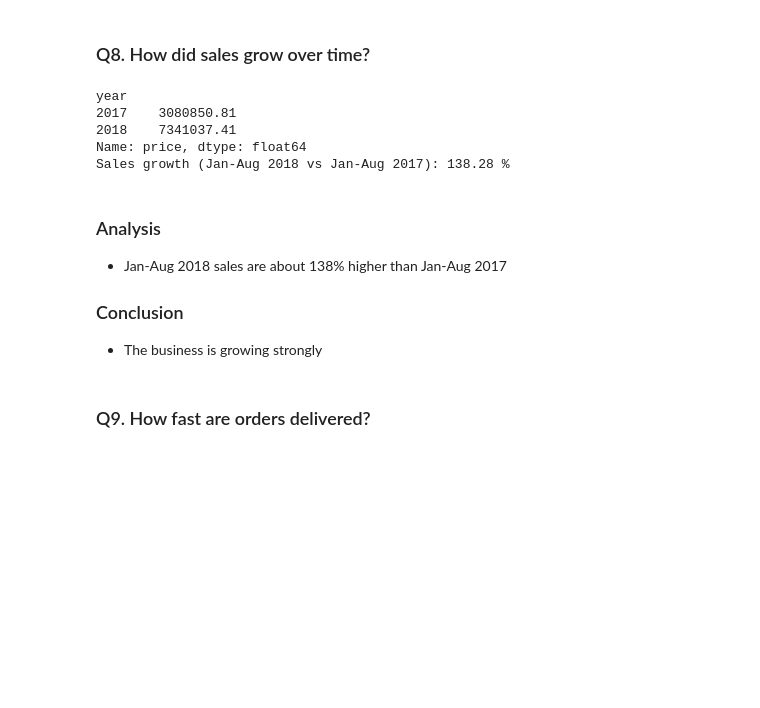
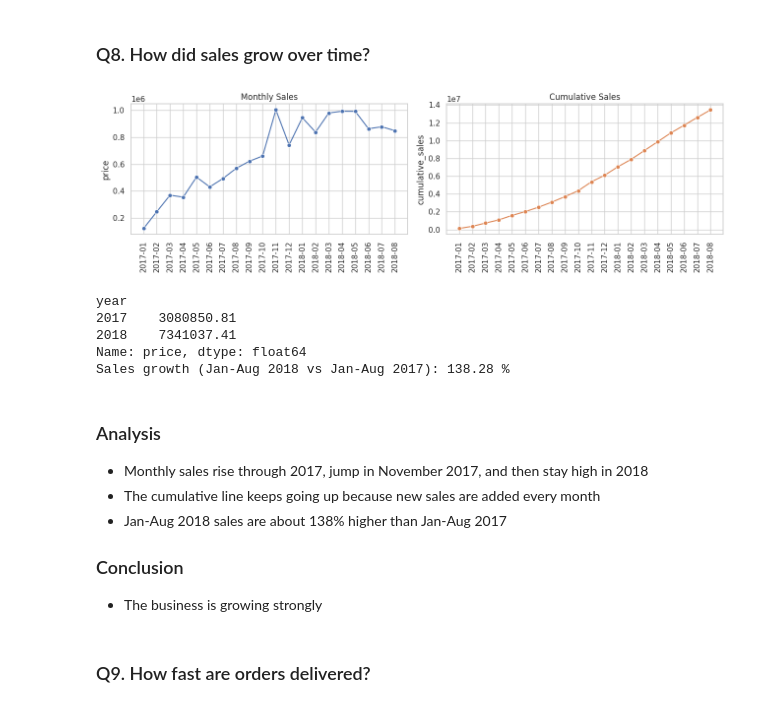
Before and after one commit to prathameshmali638-web/E-commerce-Data-Analysis, a Jupyter notebook: Ecommerce_Data_Analysis.ipynb, the cells around one changed output. Cells and saved outputs as stored; diff of their text form; code cells hidden in the pictures; blank space fills up the shorter version.

```diff
--- a/Ecommerce_Data_Analysis.ipynb
+++ b/Ecommerce_Data_Analysis.ipynb
@@ -22,5 +23,5 @@ os.makedirs("reports", exist_ok=True)   # charts and reports will be saved here
 # %%
-path = "data/"
+path = "Data/"
 
 customers   = pd.read_csv(path + "customers.csv")
 orders      = pd.read_csv(path + "orders.csv")
@@ -507,6 +509,29 @@ Top 5 sellers bring 7.66 % of total sales out of 3053 sellers
 - Sales are spread over more than 3,000 sellers, the top 5 together bring only about 8%
 # %% [markdown]
 ### Q8. How did sales grow over time?
+# %%
+monthly_sales = (sales[(sales["order_purchase_timestamp"] >= "2017-01-01") &
+                       (sales["order_purchase_timestamp"] < "2018-09-01")]
+                 .groupby("year_month")["price"].sum().reset_index())
+monthly_sales["year_month"] = monthly_sales["year_month"].astype(str)
+monthly_sales["cumulative_sales"] = monthly_sales["price"].cumsum()
+
+fig, axes = plt.subplots(1, 2, figsize=(13, 4))
+
+sns.lineplot(data=monthly_sales, x="year_month", y="price", marker="o", ax=axes[0], color="#4C72B0")
+axes[0].set_title("Monthly Sales")
+axes[0].tick_params(axis="x", rotation=90)
+axes[0].set_xlabel("")
+
+sns.lineplot(data=monthly_sales, x="year_month", y="cumulative_sales", marker="o", ax=axes[1], color="#DD8452")
+axes[1].set_title("Cumulative Sales")
+axes[1].tick_params(axis="x", rotation=90)
+axes[1].set_xlabel("")
+
+plt.tight_layout()
+plt.show()
+# %% [output]
+[figure, added]
 # %%
 # Fair comparison: same months (Jan - Aug) of 2017 and 2018
 jan_aug = sales[(sales["month"] <= 8) & (sales["year"].isin([2017, 2018]))]
@@ -523,6 +548,8 @@ Name: price, dtype: float64
 Sales growth (Jan-Aug 2018 vs Jan-Aug 2017): 138.28 %
 # %% [markdown]
 ### Analysis
+- Monthly sales rise through 2017, jump in November 2017, and then stay high in 2018
+- The cumulative line keeps going up because new sales are added every month
 - Jan-Aug 2018 sales are about 138% higher than Jan-Aug 2017
 ### Conclusion
 - The business is growing strongly
```
Also changed, not shown: parts of 13 cells of this notebook.
